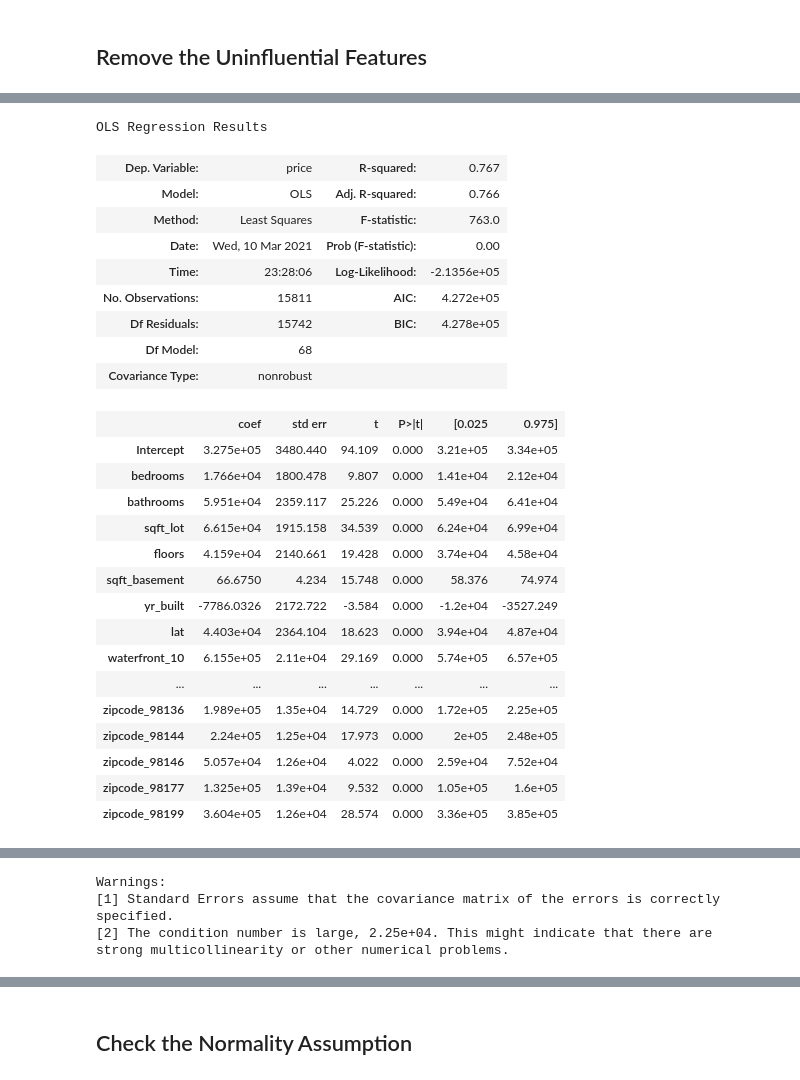
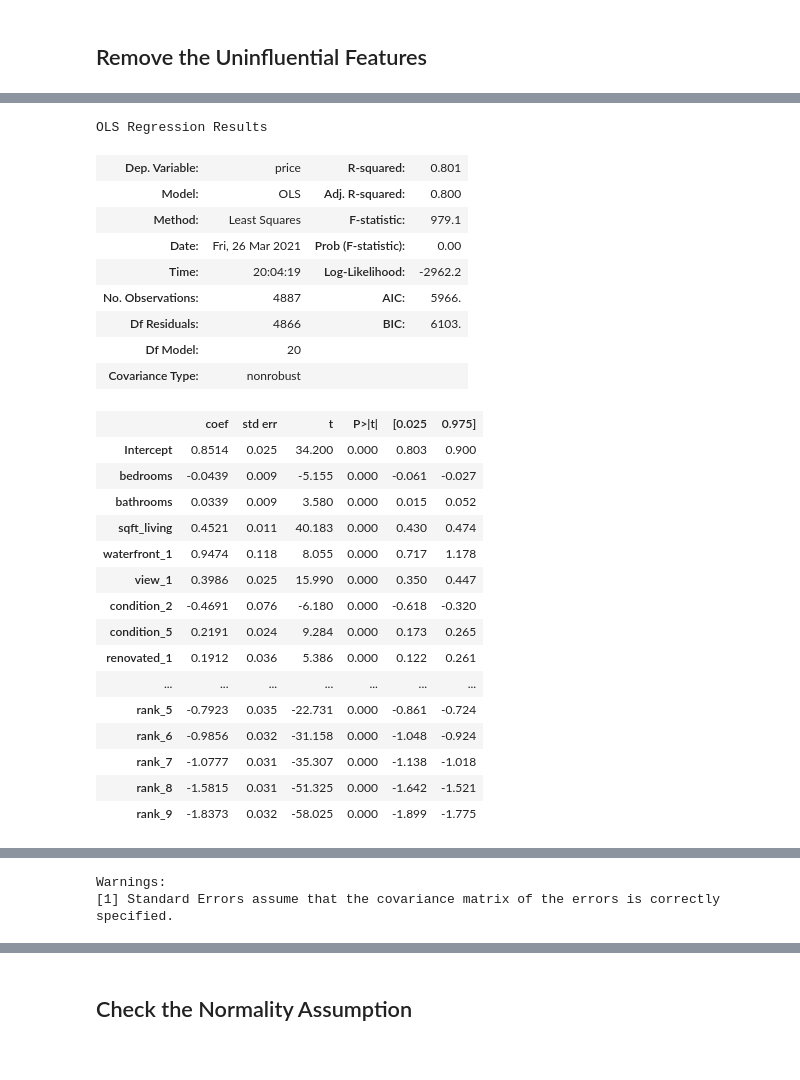
Before and after one commit to dquillao/dsc-mod-2-project-v2-1-online-ds-sp-000, a Jupyter notebook: student.ipynb, the cells around one changed output, grey strips where cells are left out. Cells and saved outputs as stored; diff of their text form; code cells hidden in the pictures.

```diff
--- a/student.ipynb
+++ b/student.ipynb
@@ -570,5 +889,5 @@ df.hist(figsize = (20,18));
 # %%
-subs = [(' ', '_'),('.',''),("'",""),('™', ''), ('®',''),
+subs = [(' ', '_'),('.','_'),("'",""),('™', ''), ('®',''),
         ('+','plus'), ('½','half'), ('-','_')
        ]
 def col_formatting(col):
@@ -785,0 +1297,5 @@ p_table.head()
+# %%
+# Defining the problem
+outcome = 'price'
+x_cols = list(model_2_df.columns)
+x_cols.remove(outcome)
@@ -785,0 +1365,14 @@ p_table.head()
+# %%
+# Extract the p-value table from the summary and use it to subset our features
+summary = model.summary()
+p_table = summary.tables[1]
+p_table = pd.DataFrame(p_table.data)
+p_table.columns = p_table.iloc[0]
+p_table = p_table.drop(0)
+p_table = p_table.set_index(p_table.columns[0])
+p_table['P>|t|'] = p_table['P>|t|'].astype(float)
+x_cols = list(p_table[p_table['P>|t|'] < 0.05].index)
+x_cols.remove('Intercept')
+print(len(p_table), len(x_cols))
+print(x_cols[:5])
+p_table.head()
@@ -785,0 +1474,5 @@ p_table.head()
+# %%
+# Your code here
+X = model_2_df[x_cols]
+vif = [variance_inflation_factor(X.values, i) for i in range(X.shape[1])]
+list(zip(x_cols, vif))
@@ -865,33 +1592,34 @@ print(len(vif_scores), len(x_cols))
 # %%
-# Refit model with subset features
+# Fitting the actual model
+outcome = 'price'
 predictors = '+'.join(x_cols)
-formula = outcome + "~" + predictors
-model = ols(formula=formula, data=train).fit()
+formula = outcome + '~' + predictors
+model = ols(formula=formula, data=test).fit()
 model.summary()
 # %% [output]
 OLS Regression Results
-| Dep. Variable: | price | R-squared: | 0.767 |
-| Model: | OLS | Adj. R-squared: | 0.766 |
-| Method: | Least Squares | F-statistic: | 763.0 |
-| Date: | Wed, 10 Mar 2021 | Prob (F-statistic): | 0.00 |
-| Time: | 23:28:06 | Log-Likelihood: | -2.1356e+05 |
-| No. Observations: | 15811 | AIC: | 4.272e+05 |
-| Df Residuals: | 15742 | BIC: | 4.278e+05 |
-| Df Model: | 68 |  |  |
+| Dep. Variable: | price | R-squared: | 0.801 |
+| Model: | OLS | Adj. R-squared: | 0.800 |
+| Method: | Least Squares | F-statistic: | 979.1 |
+| Date: | Fri, 26 Mar 2021 | Prob (F-statistic): | 0.00 |
+| Time: | 20:04:19 | Log-Likelihood: | -2962.2 |
+| No. Observations: | 4887 | AIC: | 5966. |
+| Df Residuals: | 4866 | BIC: | 6103. |
+| Df Model: | 20 |  |  |
 | Covariance Type: | nonrobust |  |  |
 |  | coef | std err | t | P>|t| | [0.025 | 0.975] |
-| Intercept | 3.275e+05 | 3480.440 | 94.109 | 0.000 | 3.21e+05 | 3.34e+05 |
-| bedrooms | 1.766e+04 | 1800.478 | 9.807 | 0.000 | 1.41e+04 | 2.12e+04 |
-| bathrooms | 5.951e+04 | 2359.117 | 25.226 | 0.000 | 5.49e+04 | 6.41e+04 |
-| sqft_lot | 6.615e+04 | 1915.158 | 34.539 | 0.000 | 6.24e+04 | 6.99e+04 |
-| floors | 4.159e+04 | 2140.661 | 19.428 | 0.000 | 3.74e+04 | 4.58e+04 |
-| sqft_basement | 66.6750 | 4.234 | 15.748 | 0.000 | 58.376 | 74.974 |
-| yr_built | -7786.0326 | 2172.722 | -3.584 | 0.000 | -1.2e+04 | -3527.249 |
-| lat | 4.403e+04 | 2364.104 | 18.623 | 0.000 | 3.94e+04 | 4.87e+04 |
-| waterfront_10 | 6.155e+05 | 2.11e+04 | 29.169 | 0.000 | 5.74e+05 | 6.57e+05 |
+| Intercept | 0.8514 | 0.025 | 34.200 | 0.000 | 0.803 | 0.900 |
+| bedrooms | -0.0439 | 0.009 | -5.155 | 0.000 | -0.061 | -0.027 |
+| bathrooms | 0.0339 | 0.009 | 3.580 | 0.000 | 0.015 | 0.052 |
+| sqft_living | 0.4521 | 0.011 | 40.183 | 0.000 | 0.430 | 0.474 |
+| waterfront_1 | 0.9474 | 0.118 | 8.055 | 0.000 | 0.717 | 1.178 |
+| view_1 | 0.3986 | 0.025 | 15.990 | 0.000 | 0.350 | 0.447 |
+| condition_2 | -0.4691 | 0.076 | -6.180 | 0.000 | -0.618 | -0.320 |
+| condition_5 | 0.2191 | 0.024 | 9.284 | 0.000 | 0.173 | 0.265 |
+| renovated_1 | 0.1912 | 0.036 | 5.386 | 0.000 | 0.122 | 0.261 |
 | ... | ... | ... | ... | ... | ... | ... |
-| zipcode_98136 | 1.989e+05 | 1.35e+04 | 14.729 | 0.000 | 1.72e+05 | 2.25e+05 |
-| zipcode_98144 | 2.24e+05 | 1.25e+04 | 17.973 | 0.000 | 2e+05 | 2.48e+05 |
-| zipcode_98146 | 5.057e+04 | 1.26e+04 | 4.022 | 0.000 | 2.59e+04 | 7.52e+04 |
-| zipcode_98177 | 1.325e+05 | 1.39e+04 | 9.532 | 0.000 | 1.05e+05 | 1.6e+05 |
-| zipcode_98199 | 3.604e+05 | 1.26e+04 | 28.574 | 0.000 | 3.36e+05 | 3.85e+05 |
+| rank_5 | -0.7923 | 0.035 | -22.731 | 0.000 | -0.861 | -0.724 |
+| rank_6 | -0.9856 | 0.032 | -31.158 | 0.000 | -1.048 | -0.924 |
+| rank_7 | -1.0777 | 0.031 | -35.307 | 0.000 | -1.138 | -1.018 |
+| rank_8 | -1.5815 | 0.031 | -51.325 | 0.000 | -1.642 | -1.521 |
+| rank_9 | -1.8373 | 0.032 | -58.025 | 0.000 | -1.899 | -1.775 |
@@ -902,4 +1630,2 @@ OLS Regression Results
 Warnings:
 [1] Standard Errors assume that the covariance matrix of the errors is correctly specified.
-[2] The condition number is large, 2.25e+04. This might indicate that there are
-strong multicollinearity or other numerical problems.
```
Also changed, not shown: parts of 280 cells of this notebook, 9 other files.
